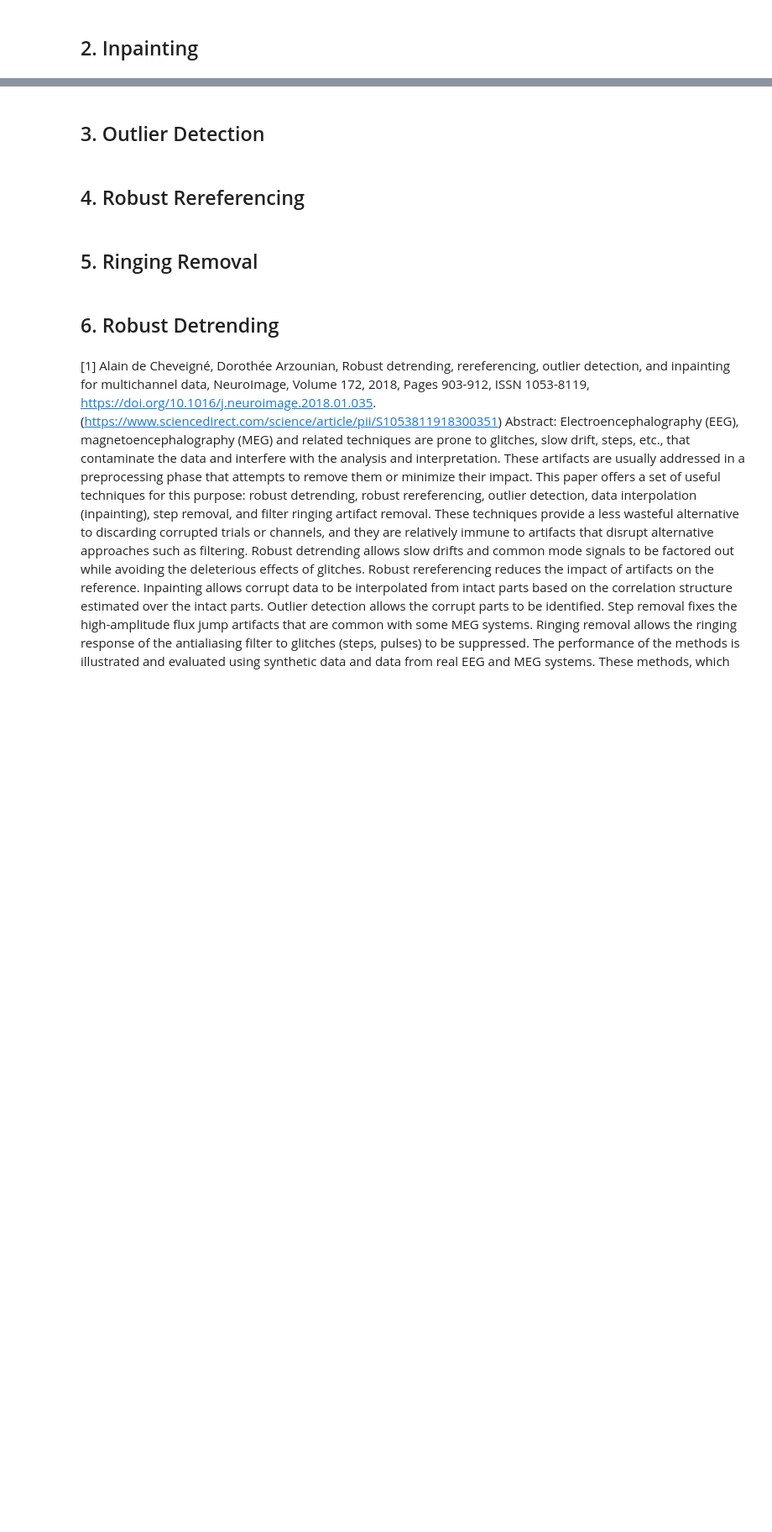
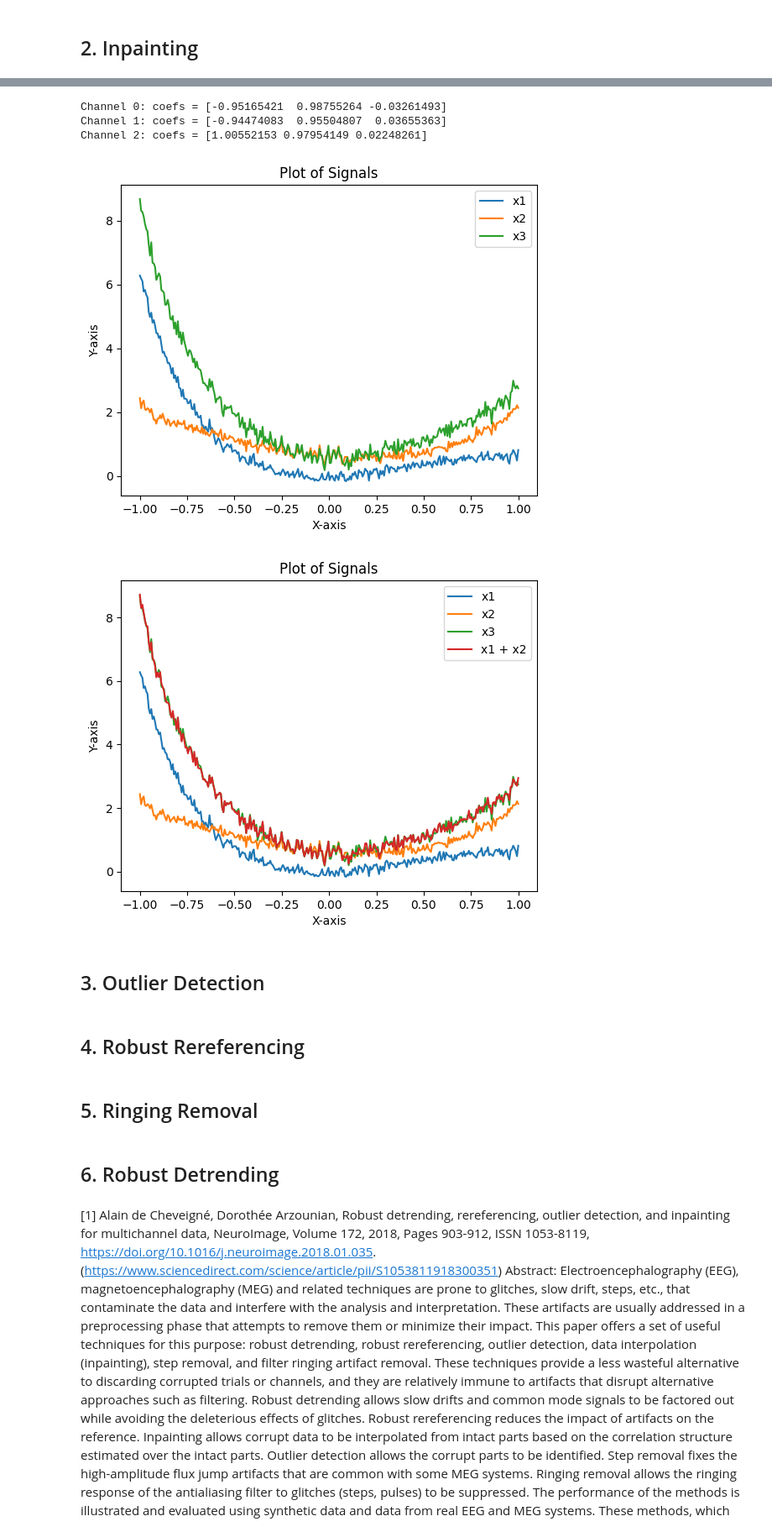
Before and after one commit to alexicanesse/robust-detrending-rereferencing-outlier-detection-and-inpainting-for-multichannel-data, a Jupyter notebook: implementation.ipynb, the cells around one changed output, grey strips where cells are left out. Shown at 84% size. Saved outputs shown, nothing was run; the diff lists cells and outputs as text; code cells hidden in the pictures; blank space fills up the shorter version.

Commit message:
Inpainting

```diff
--- a/implementation.ipynb
+++ b/implementation.ipynb
@@ -84,3 +131,16 @@ utils.plot_signals(xvalues, [synthetic_signal, detrended[:, 0], weights, trend],
+# %%
+x_inpaint = inpaint(x, w)
+
+utils.plot_signals(t, x_inpaint.T, ["x1", "x2", "x3"])
+
+to_plot = np.concatenate([x_inpaint, x_inpaint[:, [0]] + x_inpaint[:, [1]]], axis=1)
+utils.plot_signals(t, to_plot.T, ["x1", "x2", "x3", "x1 + x2"])
+# %% [output]
+Channel 0: coefs = [-0.95165421  0.98755264 -0.03261493]
+Channel 1: coefs = [-0.94474083  0.95504807  0.03655363]
+Channel 2: coefs = [1.00552153 0.97954149 0.02248261]
+[figure, added]
+[figure, added]
 # %% [markdown]
 ## 3. Outlier Detection
 # %% [markdown]
```
Also changed, not shown: parts of 4 cells of this notebook.
